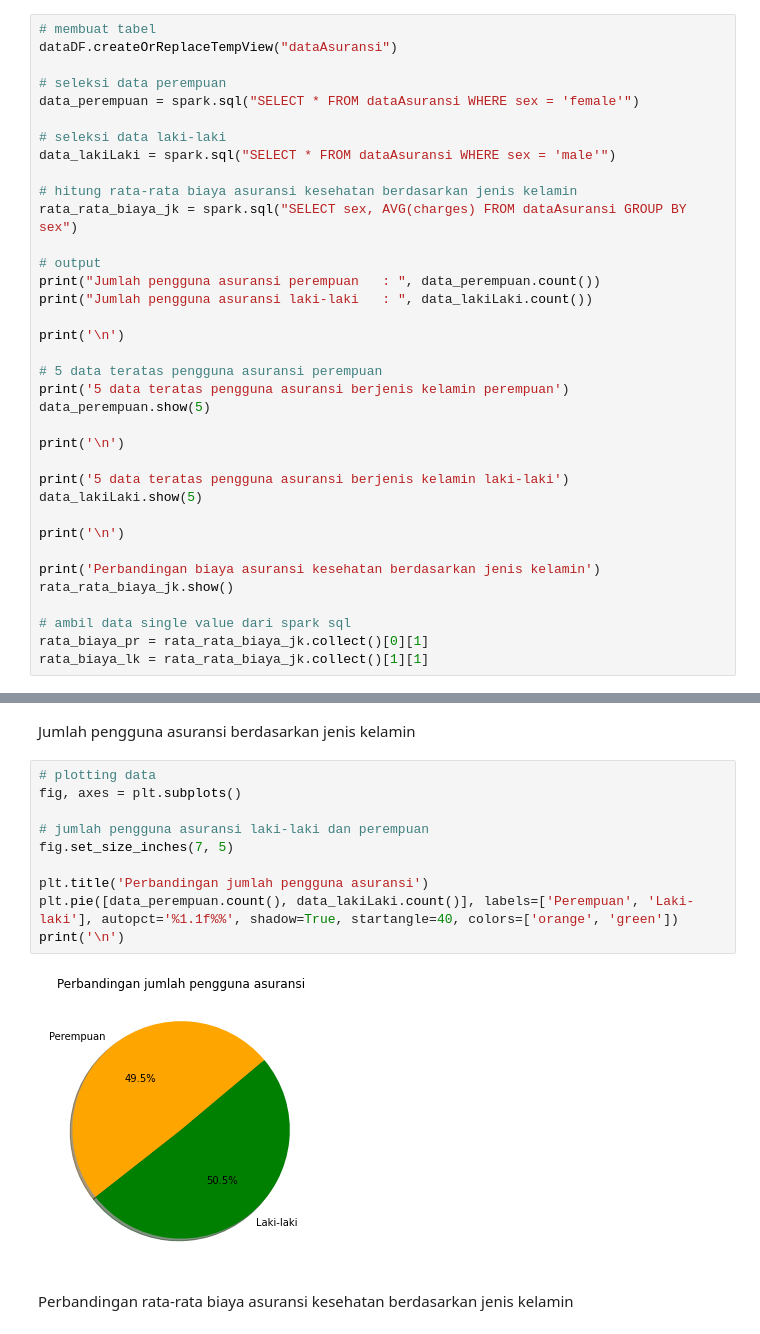
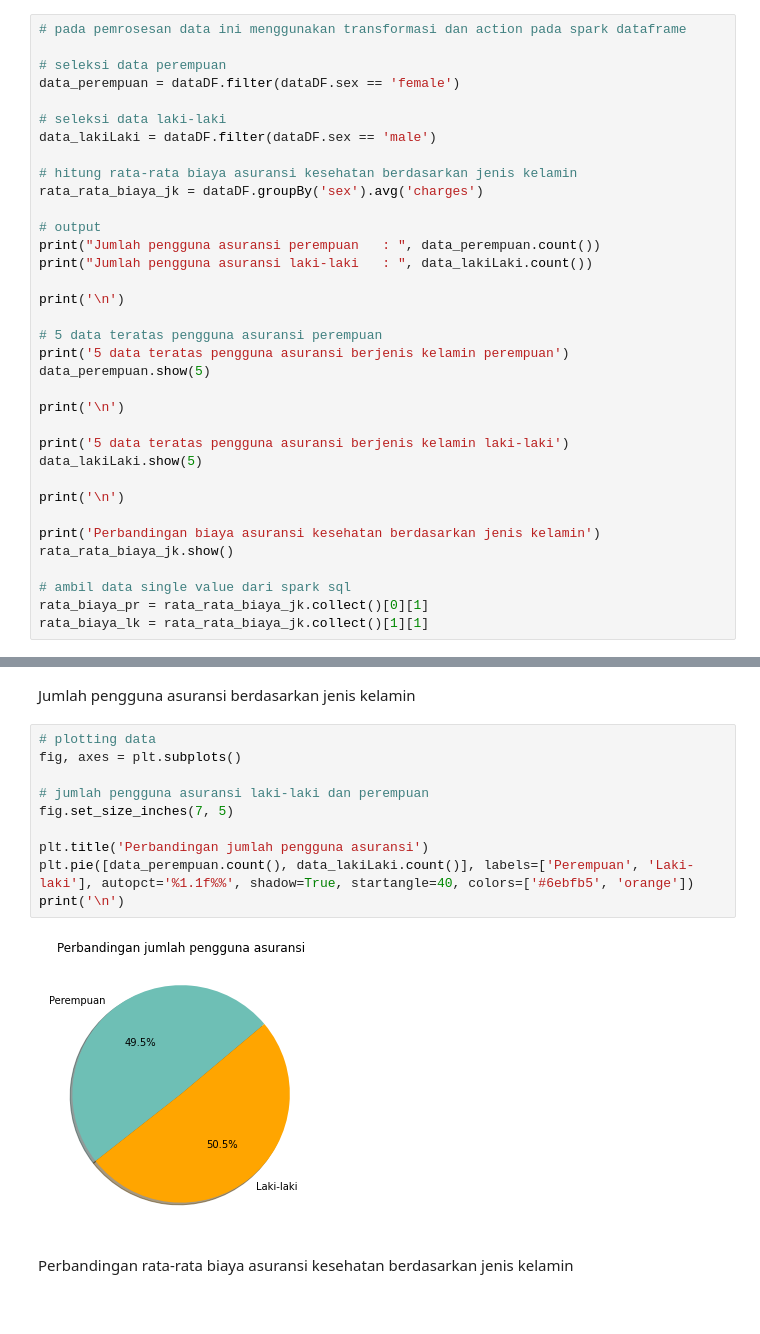
Before and after one commit to andrinur13/kuliah_bigdata, a Jupyter notebook: 1800018190.ipynb, the cells around one changed output, grey strips where cells are left out. Saved outputs shown, nothing was run; the diff lists cells and outputs as text.

```diff
--- a/1800018190.ipynb
+++ b/1800018190.ipynb
@@ -193,15 +193,14 @@ Pada pemrosesan rata-rata biaya asuransi kesehatan berdasarkan jenis kelamin men
 # %%
-# membuat tabel
-dataDF.createOrReplaceTempView("dataAsuransi")
+# pada pemrosesan data ini menggunakan transformasi dan action pada spark dataframe
 
 # seleksi data perempuan
-data_perempuan = spark.sql("SELECT * FROM dataAsuransi WHERE sex = 'female'")
+data_perempuan = dataDF.filter(dataDF.sex == 'female')
 
 # seleksi data laki-laki
-data_lakiLaki = spark.sql("SELECT * FROM dataAsuransi WHERE sex = 'male'")
+data_lakiLaki = dataDF.filter(dataDF.sex == 'male')
 
 # hitung rata-rata biaya asuransi kesehatan berdasarkan jenis kelamin
-rata_rata_biaya_jk = spark.sql("SELECT sex, AVG(charges) FROM dataAsuransi GROUP BY sex")
+rata_rata_biaya_jk = dataDF.groupBy('sex').avg('charges')
 
 # output
 print("Jumlah pengguna asuransi perempuan   : ", data_perempuan.count())
@@ -364,15 +367,15 @@ Jumlah pengguna asuransi berdasarkan jenis kelamin
 # %%
 # plotting data
 fig, axes = plt.subplots()
 
 # jumlah pengguna asuransi laki-laki dan perempuan
 fig.set_size_inches(7, 5)
 
 plt.title('Perbandingan jumlah pengguna asuransi')
-plt.pie([data_perempuan.count(), data_lakiLaki.count()], labels=['Perempuan', 'Laki-laki'], autopct='%1.1f%%', shadow=True, startangle=40, colors=['orange', 'green'])
+plt.pie([data_perempuan.count(), data_lakiLaki.count()], labels=['Perempuan', 'Laki-laki'], autopct='%1.1f%%', shadow=True, startangle=40, colors=['#6ebfb5', 'orange'])
 print('\n')
 # %% [output]
-[figure, old version]
+[figure, new version]
 # %% [markdown]
 Perbandingan rata-rata biaya asuransi kesehatan berdasarkan jenis kelamin
 # %%
```
Also changed, not shown: parts of 15 cells of this notebook.
